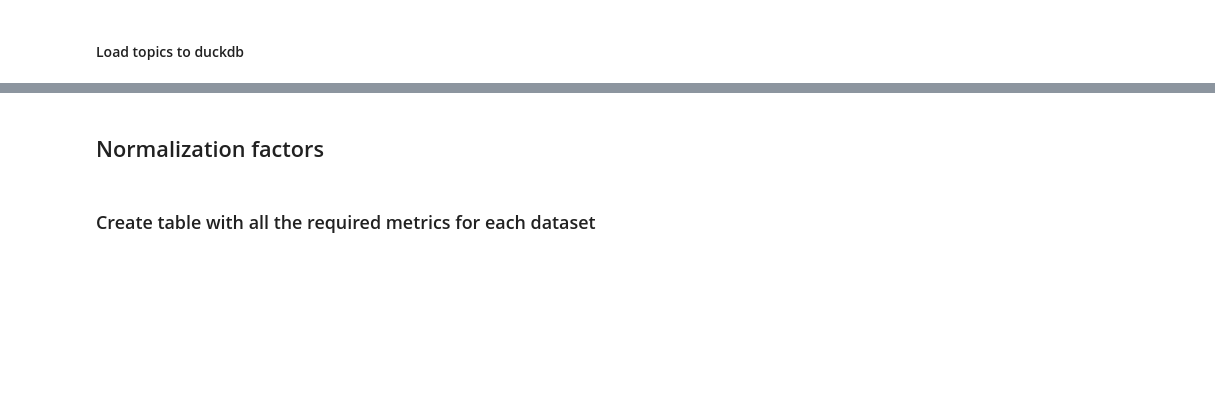
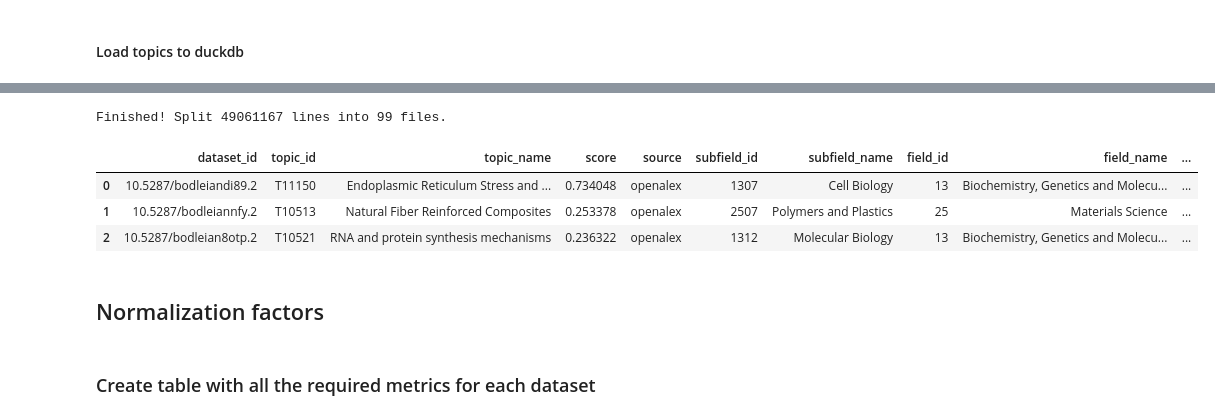
Before and after one commit to data-S-index/s-index-pipeline, a Jupyter notebook: notebooks-batch/final_processing.ipynb, the cells around one changed output, grey strips where cells are left out. Drawn from its saved outputs; the diff is of its cells as text; code cells hidden in the pictures; blank space fills up the shorter version.

```diff
--- a/notebooks-batch/final_processing.ipynb
+++ b/notebooks-batch/final_processing.ipynb
@@ -288,3 +378,45 @@ Topics table created. Rows: 15,324,819
+# %%
+def split_ndjson(input_file, target_folder, lines_per_file=500000):
+    if not os.path.exists(target_folder):
+        os.makedirs(target_folder)
+
+    file_idx = 1
+    line_count = 0
+    out_file = None
+
+    try:
+        with open(input_file, 'r', encoding='utf-8') as f:
+            for line in f:
+                if line_count % lines_per_file == 0:
+                    if out_file:
+                        out_file.close()
+
+                    chunk_path = os.path.join(target_folder, f'topics_part_{file_idx}.ndjson')
+                    out_file = open(chunk_path, 'w', encoding='utf-8')
+                    file_idx += 1
+
+                out_file.write(line)
+                line_count += 1
+    finally:
+        if out_file:
+            out_file.close()
+
+    print(f"Finished! Split {line_count} lines into {file_idx - 1} files.")
+
+topics_file =  r"D:\pipeline-data\topics\topics.ndjson"
+topics_split_folder =  r"D:\pipeline-data\topics\topics_split"
+split_ndjson(topics_file, topics_split_folder)
+# %% [output]
+Finished! Split 49061167 lines into 99 files.
+# %%
+con = duckdb.connect(dataset_reports_db)
+display(con.execute("SELECT * FROM topics WHERE source='openalex' LIMIT 3").df())
+con.close()
+# %% [output]
+|  | dataset_id | topic_id | topic_name | score | source | subfield_id | subfield_name | field_id | field_name | ... |
+| 0 | 10.5287/bodleiandi89.2 | T11150 | Endoplasmic Reticulum Stress and ... | 0.734048 | openalex | 1307 | Cell Biology | 13 | Biochemistry, Genetics and Molecu... | ... |
+| 1 | 10.5287/bodleiannfy.2 | T10513 | Natural Fiber Reinforced Composites | 0.253378 | openalex | 2507 | Polymers and Plastics | 25 | Materials Science | ... |
+| 2 | 10.5287/bodleian8otp.2 | T10521 | RNA and protein synthesis mechanisms | 0.236322 | openalex | 1312 | Molecular Biology | 13 | Biochemistry, Genetics and Molecu... | ... |
 # %% [markdown]
 ## Normalization factors
 # %%
```
Also changed, not shown: parts of 50 cells of this notebook, 6 other files.
